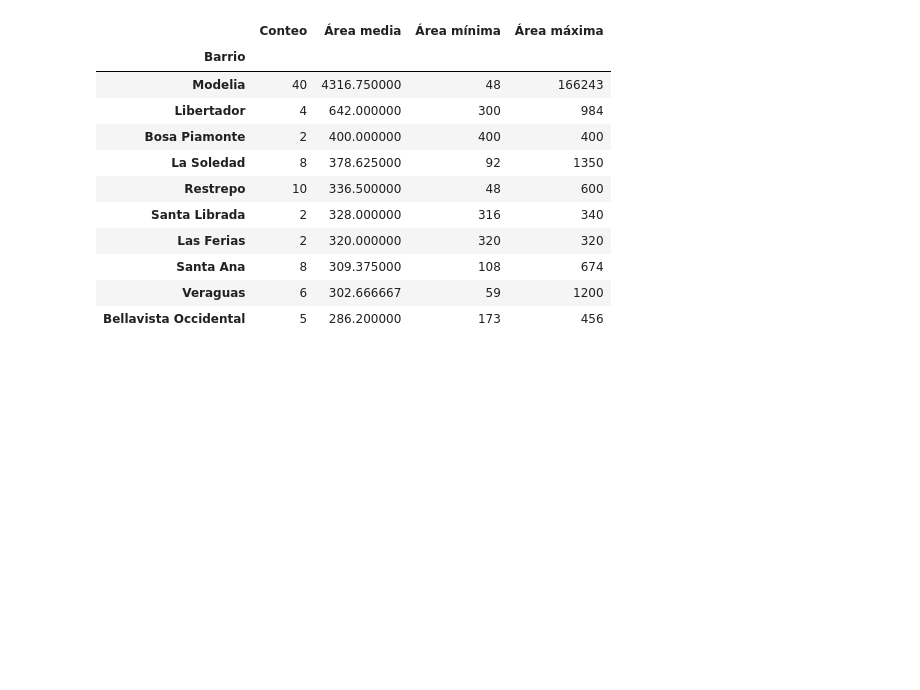
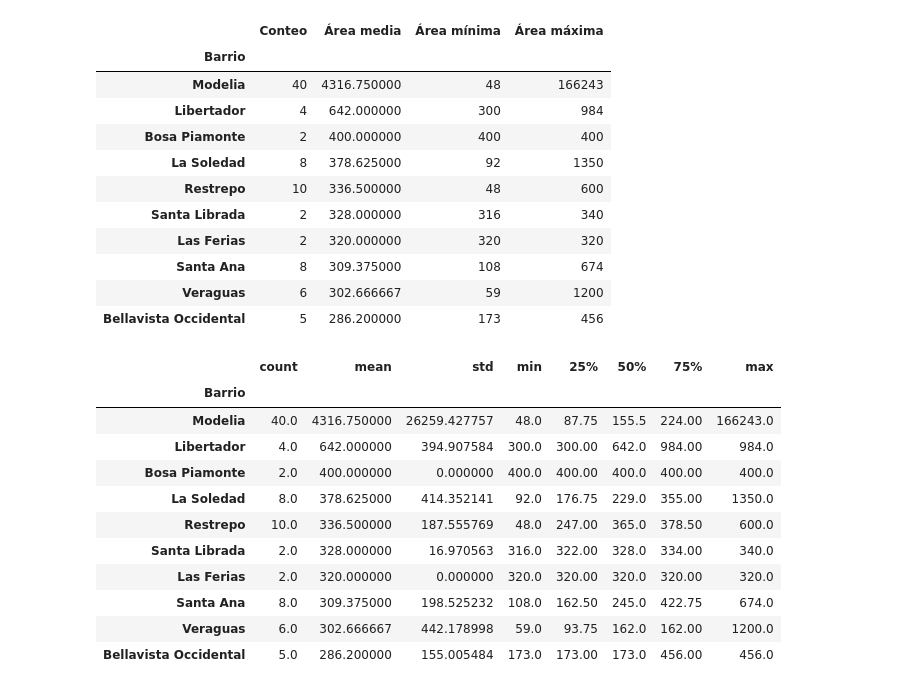
Before and after one commit to Liberatofco/Inmersion-de-datos-, a Jupyter notebook: InmersionDatos.ipynb, the cells around one changed output. Saved outputs shown, nothing was run; the diff lists cells and outputs as text; code cells hidden in the pictures; blank space fills up the shorter version.

```diff
--- a/InmersionDatos.ipynb
+++ b/InmersionDatos.ipynb
@@ -175,3 +175,19 @@ tabla_estadisticas_ordenada.head(10)
 | Santa Ana | 8 | 309.375000 | 108 | 674 |
 | Veraguas | 6 | 302.666667 | 59 | 1200 |
 | Bellavista Occidental | 5 | 286.200000 | 173 | 456 |
+# %%
+datos_por_barrio = inmuebles.groupby('Barrio')['Area'].describe().sort_values(by="mean",ascending=False)
+datos_por_barrio.head(10)
+# %% [output]
+|  | count | mean | std | min | 25% | 50% | 75% | max |
+| Barrio |  |  |  |  |  |  |  |  |
+| Modelia | 40.0 | 4316.750000 | 26259.427757 | 48.0 | 87.75 | 155.5 | 224.00 | 166243.0 |
+| Libertador | 4.0 | 642.000000 | 394.907584 | 300.0 | 300.00 | 642.0 | 984.00 | 984.0 |
+| Bosa Piamonte | 2.0 | 400.000000 | 0.000000 | 400.0 | 400.00 | 400.0 | 400.00 | 400.0 |
+| La Soledad | 8.0 | 378.625000 | 414.352141 | 92.0 | 176.75 | 229.0 | 355.00 | 1350.0 |
+| Restrepo | 10.0 | 336.500000 | 187.555769 | 48.0 | 247.00 | 365.0 | 378.50 | 600.0 |
+| Santa Librada | 2.0 | 328.000000 | 16.970563 | 316.0 | 322.00 | 328.0 | 334.00 | 340.0 |
+| Las Ferias | 2.0 | 320.000000 | 0.000000 | 320.0 | 320.00 | 320.0 | 320.00 | 320.0 |
+| Santa Ana | 8.0 | 309.375000 | 198.525232 | 108.0 | 162.50 | 245.0 | 422.75 | 674.0 |
+| Veraguas | 6.0 | 302.666667 | 442.178998 | 59.0 | 93.75 | 162.0 | 162.00 | 1200.0 |
+| Bellavista Occidental | 5.0 | 286.200000 | 155.005484 | 173.0 | 173.00 | 173.0 | 456.00 | 456.0 |
```
